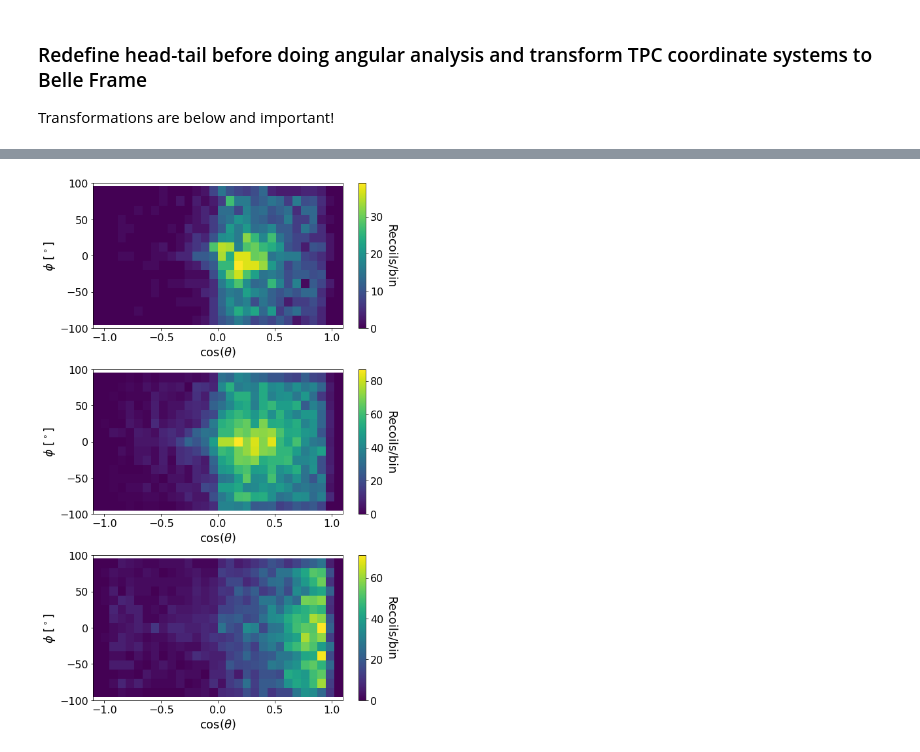
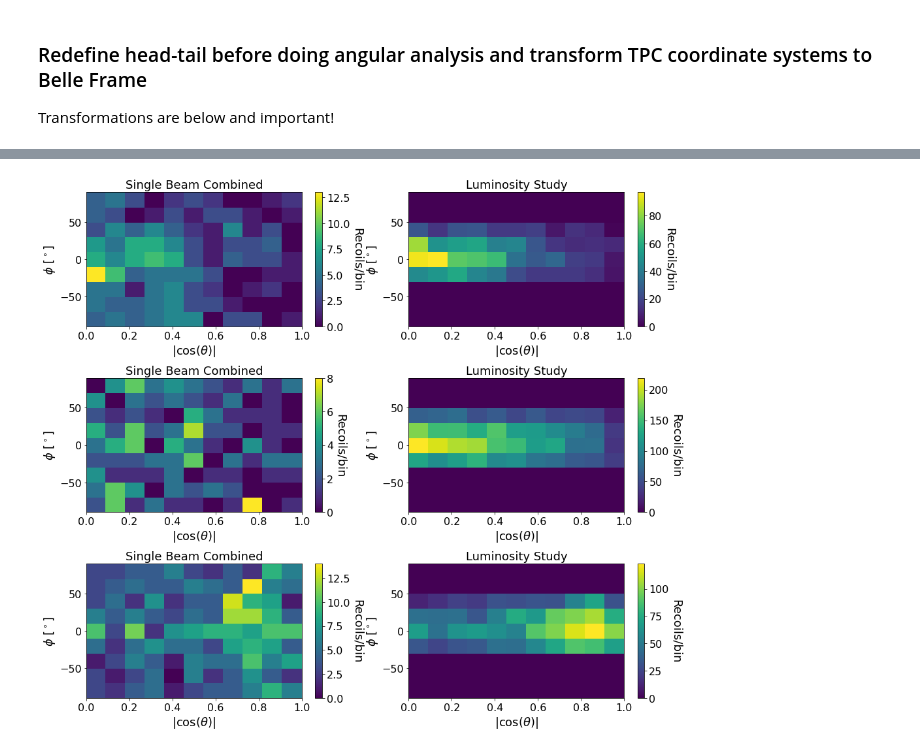
Before and after one commit to jschuel/jeff_workspace, a Jupyter notebook: analysis/phase3/Spectra_and_angular_plots.ipynb, the cells around one changed output, grey strips where cells are left out. Drawn from its saved outputs; the diff is of its cells as text; code cells hidden in the pictures.

```diff
--- a/analysis/phase3/Spectra_and_angular_plots.ipynb
+++ b/analysis/phase3/Spectra_and_angular_plots.ipynb
@@ -47,7 +47,7 @@ iiwi 106
 # %% [markdown]
 ### Combine cont_inj and decay data for data-MC comparison
 # %%
-for tpc in ['iiwi', 'palila', 'tako', 'elepaio']:
+for tpc in ['iiwi', 'nene', 'humu', 'palila', 'tako', 'elepaio']:
     LER_cont_inj[tpc] = LER_cont_inj[tpc].append(LER_decay[tpc])
     HER_cont_inj[tpc] = HER_cont_inj[tpc].append(HER_decay[tpc])
     Lumi_cont_inj[tpc] = Lumi_cont_inj[tpc].append(Lumi_decay[tpc])
@@ -598,6 +576,6 @@ plot_phi_dist()
 # %%
 Single_beam_combined = {}
-for tpc in ['elepaio', 'tako', 'palila']:
+for tpc in ['elepaio', 'tako', 'palila', 'iiwi', 'nene', 'humu']:
     #combined_data[tpc]['phi_fold'] = combined_data[tpc]['phi'].apply(lambda x: x if x <= 90 else 180-x)
     #combined_data[tpc]['phi_fold'] = combined_data[tpc]['phi_fold'].apply(lambda x: x if x >= -90 else -180-x)
     Lumi_cont_inj[tpc]['phi_fold'] = Lumi_cont_inj[tpc]['phi'].apply(lambda x: x if x <= 90 else 180-x)
@@ -607,3 +585,19 @@ for tpc in ['elepaio', 'tako', 'palila']:
     LER_cont_inj[tpc]['phi_fold'] = LER_cont_inj[tpc]['phi'].apply(lambda x: x if x <= 90 else 180-x)
     LER_cont_inj[tpc]['phi_fold'] = LER_cont_inj[tpc]['phi_fold'].apply(lambda x: x if x >= -90 else -180-x)
     Single_beam_combined[tpc] = HER_cont_inj[tpc].append(LER_cont_inj[tpc])
+    MC[tpc]['phi_fold'] = (MC[tpc]['fit_phi']*180/np.pi).apply(lambda x: x if x <= 90 else 180-x)
+    MC[tpc]['phi_fold'] = MC[tpc]['phi_fold'].apply(lambda x: x if x >= -90 else -180-x)
+# %%
+#Lumi_cont_inj['palila'] = Lumi_cont_inj['palila'].loc[Lumi_cont_inj['palila']['track_energy']>100]
+plt.figure(figsize = (14,12))
+i = 1
+for tpc in ['palila', 'tako', 'elepaio']:
+    Lumi_cont_inj[tpc] = Lumi_cont_inj[tpc].loc[(Lumi_cont_inj[tpc]['phi_fold']<5) & (Lumi_cont_inj[tpc]['phi_fold']>0)]
+    Lumi_cont_inj[tpc] = Lumi_cont_inj[tpc].loc[Lumi_cont_inj[tpc]['track_energy']>100]
+    plt.subplot(3,2,i)
+    plt.hist(np.abs(np.cos(Lumi_cont_inj[tpc]['theta']*np.pi/180)), bins = 21, range = (0,1))#, norm = matplotlib.colors.LogNorm(vmin=0.9, vmax=100))
+    plt.xlabel(r'|cos($\theta$)|')
+    plt.title(tpc)
+    i+=1
+plt.tight_layout()
+plt.show()
@@ -610,9 +606,13 @@ for tpc in ['elepaio', 'tako', 'palila']:
 # %%
 import matplotlib
-def plot_theta_phi():
-    tpcs = ['palila', 'tako', 'elepaio']
+def plot_theta_phi(side = 'BWD'):
+    #tpcs = ['palila', 'iiwi', 'tako', 'nene', 'elepaio', 'humu']
+    if side == 'BWD':
+        tpcs = ['palila', 'tako', 'elepaio']
+    else:
+        tpcs = ['humu', 'nene', 'iiwi']
     i = 1
-    fig = plt.figure(figsize=(8,12))
+    fig = plt.figure(figsize=(14,12))
     plt.rc('legend', fontsize=12)
     plt.rc('xtick', labelsize=16)
     plt.rc('ytick', labelsize=16)
@@ -622,39 +622,45 @@ def plot_theta_phi():
         #plt.subplot(6,3,i)
         #plt.hist2d(np.cos(LER_cont_inj[tpc]['theta']*np.pi/180), LER_cont_inj[tpc]['phi'], bins = (20,15), range = ((-1.2,1.2), (-185,185)), label = 'LER_cont_inj', norm = matplotlib.colors.LogNorm(vmin=0.9, vmax=100))
         #plt.title(tpc+' LER_cont_inj')
         #plt.xlabel(r'cos($\theta$)')
         #plt.ylabel(r'$\phi$ [$^\circ$]')
         #plt.ylim(-200,200)
-        plt.subplot(3,1,i)
-        plt.hist2d(np.cos(Lumi_cont_inj[tpc]['theta']*np.pi/180), Lumi_cont_inj[tpc]['phi_fold'], bins = (30,15), range = ((-1.1,1.1), (-95,95)), label = 'Data')#, norm = matplotlib.colors.LogNorm(vmin=0.9, vmax=100))
+        plt.subplot(3,2,i+1)
+        plt.hist2d(np.abs(np.cos(Lumi_cont_inj[tpc]['theta']*np.pi/180)), Lumi_cont_inj[tpc]['phi_fold'], bins = (11,9), range = ((0,1), (-90,90)), label = 'Data', vmin = 0)#, norm = matplotlib.colors.LogNorm(vmin=0.9, vmax=100))
         #plt.hist2d(np.cos(Single_beam_combined[tpc]['theta']*np.pi/180), Single_beam_combined[tpc]['phi_fold'], bins = (20,10), range = ((-1.1,1.1), (-95,95)), label = 'Data')#, norm = matplotlib.colors.LogNorm(vmin=0.9, vmax=100))
-        #plt.title(tpc+' Data Folded Phi')
-        plt.xlabel(r'cos($\theta$)')
+        plt.title('Luminosity Study')
+        plt.xlabel(r'|cos($\theta$)|')
         plt.ylabel(r'$\phi$ [$^\circ$]')
-        plt.ylim(-100,100)
+        plt.ylim(-90,90)
         plt.colorbar().set_label('Recoils/bin', rotation = 270, labelpad = 20)
-        #plt.subplot(6,2,i+1)
+        plt.subplot(3,2,i)
+        plt.hist2d(np.abs(np.cos(Single_beam_combined[tpc]['theta']*np.pi/180)), Single_beam_combined[tpc]['phi_fold'], bins = (11,9), range = ((0,1), (-90,90)), label = 'Data', vmin = 0 )#, norm = matplotlib.colors.LogNorm(vmin=0.9, vmax=100))
+        plt.title('Single Beam Combined')
+        plt.xlabel(r'|cos($\theta$)|')
+        plt.ylabel(r'$\phi$ [$^\circ$]')
+        plt.ylim(-90,90)
+        plt.colorbar().set_label('Recoils/bin', rotation = 270, labelpad = 20)
         #plt.hist2d(MC[tpc]['fit_theta']*180/np.pi, MC[tpc]['fit_phi']*180/np.pi, bins = (10,10), range = ((-180,180), (-185,185)), label = 'MC')#, norm = matplotlib.colors.LogNorm(vmin=0.9, vmax=100))
         #plt.title(tpc+' MC')
         #plt.colorbar()
         #plt.yscale("Log")
         #plt.xlabel(r'cos($\theta$)')
         #plt.ylabel(r'$\phi$ [$^\circ$]')
         #plt.ylim(-200,200)
         #plt.ylim(0.9,3000)
         #plt.legend()
 
         #plt.hist(LER_decay[tpc]['theta'], bins = 90, histtype = 'step', range = (-5,185), label = 'LER_decay', linewidth = 2)
         #plt.hist(HER_decay[tpc]['theta'], bins = 90, histtype = 'step', range = (-5,185), label = 'HER_decay', linewidth = 2)
         #plt.hist(Lumi_decay[tpc]['theta'], bins = 90, histtype = 'step', range = (-5,185), label = 'Lumi_decay', linewidth = 2)
         #plt.title(tpc)
         #plt.yscale("Log")
         #plt.xlabel('Track theta [degrees]')
         #plt.ylim(0.9,3000)
         #plt.legend()
-        i+=1
+        i+=2
     plt.tight_layout()
     plt.show()
-plot_theta_phi()
+plot_theta_phi('BWD')
 # %% [output]
-[figure, old version]
+[figure, new version]
```
Also changed, not shown: parts of 13 cells of this notebook, 7 other files.
